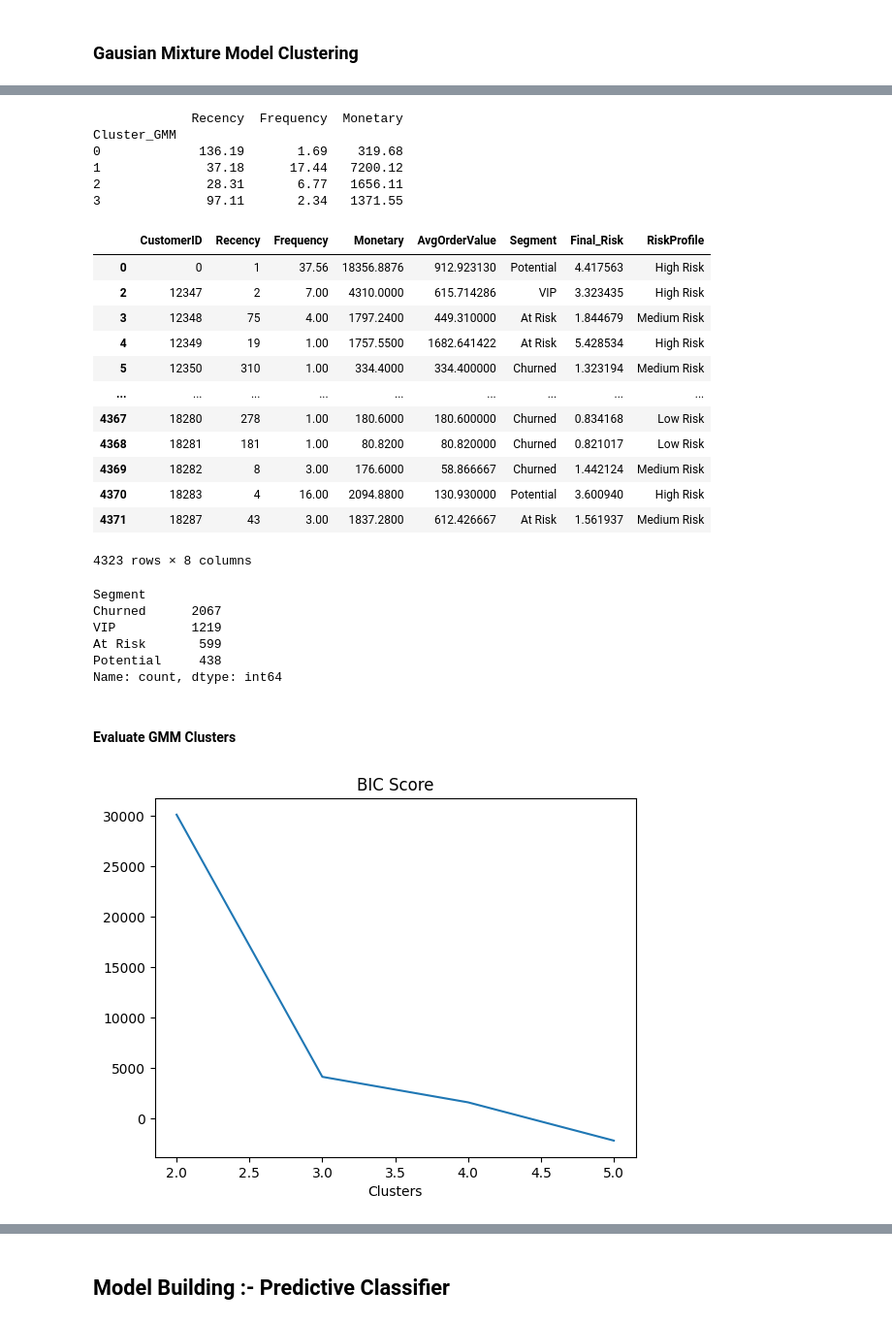
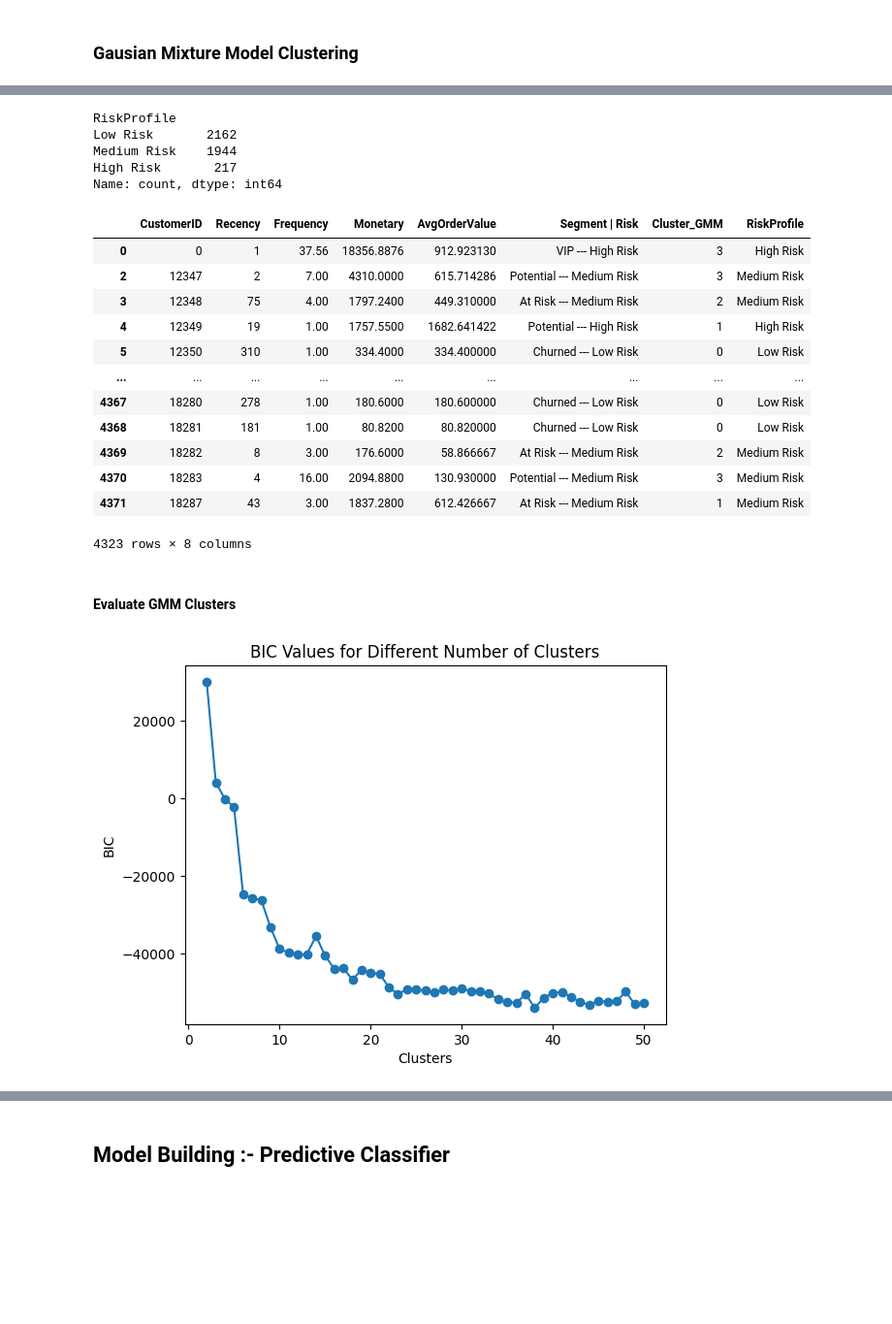
Before and after one commit to Tusharnalawade11/Ecom-Customer-Segregation, a Jupyter notebook: customer-segmentation.ipynb, the cells around one changed output, grey strips where cells are left out. Shown at 97% size. Cells and saved outputs as stored; diff of their text form; code cells hidden in the pictures; blank space fills up the shorter version.

Commit message:
Build Predictive Classifier

```diff
--- a/customer-segmentation.ipynb
+++ b/customer-segmentation.ipynb
@@ -85,7 +85,8 @@ Name: count, Length: 4372, dtype: int64
 Records which have no Customer ID and no Description are likely to be zero-spend null records.
 # %%
 def describe_description_customer_nulls(df, target_cols):
-    """Count nulls and flag rows missing both Description and CustomerID."""
+
+    # Count nulls and flag rows missing both Description and CustomerID.
     missing_counts = df[target_cols].isna().sum()
     for col, count in missing_counts.items():
         print(f"{col} null records: {count}")
@@ -505,55 +503,45 @@ Name: count, dtype: int64
 # %%
-rfm_data = label_clusters(rfm_data, "Cluster_GMM")
-
+# Only Risk scoring, no labelling for GMM
+rfm_data = build_risk_profiles(rfm_data, risk_score)
 rfm_data
 # %% [output]
-             Recency  Frequency  Monetary
-Cluster_GMM
-0             136.19       1.69    319.68
-1              37.18      17.44   7200.12
-2              28.31       6.77   1656.11
-3              97.11       2.34   1371.55
+RiskProfile
+Low Risk       2162
+Medium Risk    1944
+High Risk       217
+Name: count, dtype: int64
-|  | CustomerID | Recency | Frequency | Monetary | AvgOrderValue | Segment | Final_Risk | RiskProfile |
-| 0 | 0 | 1 | 37.56 | 18356.8876 | 912.923130 | Potential | 4.417563 | High Risk |
-| 2 | 12347 | 2 | 7.00 | 4310.0000 | 615.714286 | VIP | 3.323435 | High Risk |
-| 3 | 12348 | 75 | 4.00 | 1797.2400 | 449.310000 | At Risk | 1.844679 | Medium Risk |
-| 4 | 12349 | 19 | 1.00 | 1757.5500 | 1682.641422 | At Risk | 5.428534 | High Risk |
-| 5 | 12350 | 310 | 1.00 | 334.4000 | 334.400000 | Churned | 1.323194 | Medium Risk |
+|  | CustomerID | Recency | Frequency | Monetary | AvgOrderValue | Segment | Risk | Cluster_GMM | RiskProfile |
+| 0 | 0 | 1 | 37.56 | 18356.8876 | 912.923130 | VIP --- High Risk | 3 | High Risk |
+| 2 | 12347 | 2 | 7.00 | 4310.0000 | 615.714286 | Potential --- Medium Risk | 3 | Medium Risk |
+| 3 | 12348 | 75 | 4.00 | 1797.2400 | 449.310000 | At Risk --- Medium Risk | 2 | Medium Risk |
+| 4 | 12349 | 19 | 1.00 | 1757.5500 | 1682.641422 | Potential --- High Risk | 1 | High Risk |
+| 5 | 12350 | 310 | 1.00 | 334.4000 | 334.400000 | Churned --- Low Risk | 0 | Low Risk |
 | ... | ... | ... | ... | ... | ... | ... | ... | ... |
-| 4367 | 18280 | 278 | 1.00 | 180.6000 | 180.600000 | Churned | 0.834168 | Low Risk |
-| 4368 | 18281 | 181 | 1.00 | 80.8200 | 80.820000 | Churned | 0.821017 | Low Risk |
-| 4369 | 18282 | 8 | 3.00 | 176.6000 | 58.866667 | Churned | 1.442124 | Medium Risk |
-| 4370 | 18283 | 4 | 16.00 | 2094.8800 | 130.930000 | Potential | 3.600940 | High Risk |
-| 4371 | 18287 | 43 | 3.00 | 1837.2800 | 612.426667 | At Risk | 1.561937 | Medium Risk |
+| 4367 | 18280 | 278 | 1.00 | 180.6000 | 180.600000 | Churned --- Low Risk | 0 | Low Risk |
+| 4368 | 18281 | 181 | 1.00 | 80.8200 | 80.820000 | Churned --- Low Risk | 0 | Low Risk |
+| 4369 | 18282 | 8 | 3.00 | 176.6000 | 58.866667 | At Risk --- Medium Risk | 2 | Medium Risk |
+| 4370 | 18283 | 4 | 16.00 | 2094.8800 | 130.930000 | Potential --- Medium Risk | 3 | Medium Risk |
+| 4371 | 18287 | 43 | 3.00 | 1837.2800 | 612.426667 | At Risk --- Medium Risk | 1 | Medium Risk |
 4323 rows × 8 columns
-# %%
-rfm_data.Segment.value_counts()
-# %% [output]
-Segment
-Churned      2067
-VIP          1219
-At Risk       599
-Potential     438
-Name: count, dtype: int64
 # %% [markdown]
 #### Evaluate GMM Clusters
 # %%
-
 bic_scores = []
-k_range = range(2, 6)
+k_range = range(2, 51)
 
 for k in k_range:
-    gmm = GaussianMixture(n_components=k, random_state=48)
-    gmm.fit(X_scaled)
-    bic_scores.append(gmm.bic(X_scaled))
+    gmm_2 = GaussianMixture(n_components=k, random_state=45, covariance_type='full')
+    gmm_2.fit(X_scaled)
+    bic_scores.append(gmm_2.bic(X_scaled))
 
 import matplotlib.pyplot as plt
-plt.plot(k_range, bic_scores)
+plt.plot(k_range, bic_scores, marker='o')
 plt.xlabel("Clusters")
-plt.title("BIC Score")
+plt.ylabel("BIC")
+plt.title("BIC Values for Different Number of Clusters")
 plt.show()
 # %% [output]
-[figure, old version]
+[figure, new version]
 # %%
 from sklearn.metrics import silhouette_score
 
```
Also changed, not shown: parts of 30 cells of this notebook, 3 other files.
